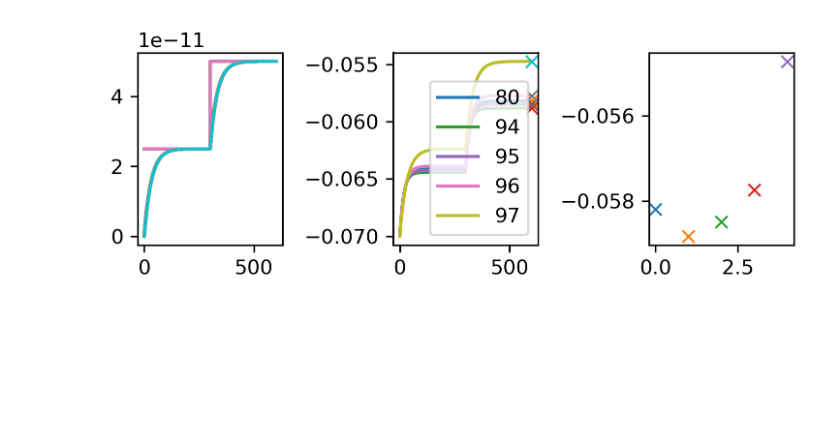
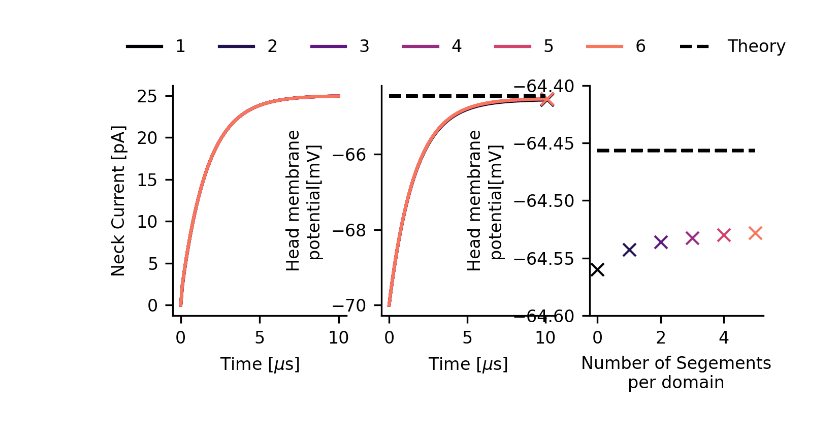
Before and after one commit to feblmu/Eberhardt2024Ion-concentration, a Jupyter notebook: notebooks/stability_analysis.ipynb, the cells around one changed output. Cells and saved outputs as stored; diff of their text form; code cells hidden in the pictures; blank space fills up the shorter version.

```diff
--- a/notebooks/stability_analysis.ipynb
+++ b/notebooks/stability_analysis.ipynb
@@ -46,5 +13,5 @@ time taken 3.302438497543335 seconds for 101 steps.
 # %%
-file_id = 'experiment_90'
+file_id = 'experiment_103'
 (x,
 a,
 t,
@@ -79,5 +46,4 @@ i_c,
 i_total,
 ) = plot.get_results_summary(file_id)
 
-phi80=copy.copy(phi)
-t80=copy.copy(t)
+plt.plot(phi[:,1])
@@ -135,0 +60,7 @@ The spine geometry consists of cylindical segemnts. All segment in the head have
+# %%
+l_eff = 1.3928571428571428e-6 # 1.4e-6#
+sim_id = list(range(94,100))
+for i,n_domain in enumerate(list(range(1,7))):
+    dx = l_eff/(3.*n_domain)
+    xi = np.arange(0.5*dx, l_eff, dx)
+    print('sim_id, n_domain, l:',sim_id[i], n_domain, xi[-1]-xi[0])
@@ -178,18 +187,60 @@ FileNotFoundError: [Errno 2] No such file or directory: './../../simulation_resu
 # %%
+
+colors = ['r', 'g', 'b', 'c', 'k', 'y']
+colors = [cmx.magma(1./7*n) for n in range(6)]
+
 fig = plt.figure(dpi=300, figsize=(5,2))
 ax0 = fig.add_subplot(131)
 ax1 = fig.add_subplot(132)
 ax2 = fig.add_subplot(133)
-for n,phi in enumerate(phi_head):
-    i = experiment_ids[n]
-    ax0.plot(i_total)
+ti_max = 101
+for n, phi in enumerate(phi_head_10mus_xdiscr):
+    t = t_10mus_xdiscr[n]
+    i = runs_10mus_xdiscr
+    n_segments = int((np.shape(phi)[1]-2)/3)
+    print(n_segments)
+    i_total = i_neck_10mus_xdiscr[n]
+    print('IIIIIIIIII',i_total[ti_max,n+1])
 
-    ax1.plot(phi[:,1], label=i)
-    ax1.plot([len(phi[:,1])],phi[-1,1], marker = 'x')
+    g_ij = cum_resistance_10mus_xdiscr[0]
+    cum_R = np.cumsum(1./g_ij, axis=1)
+    v_lim = cum_R[:,-1]*i_total[ti_max,-1]+phi[0,0]
 
-    ax2.plot([n],phi[-1,1], marker = 'x')
 
-ax1.legend()
-plt.tight_layout()
+
+    #print(t)
+    ax0.plot(t[:ti_max]*1.e6,i_total[:ti_max,n+1]*1.e12, color=colors[n])
+    ax0.set_ylabel('Neck Current [pA]', fontsize=8)
+    ax0.set_xlabel('Time [$\mu$s]', fontsize=8)
+    ax0.tick_params(labelsize=8)
+    ax0.spines['top'].set_visible(False)
+    ax0.spines['right'].set_visible(False)
+
+
+    ax1.plot(t[:ti_max]*1.e6,phi[:ti_max,1]*1.e3, label=n_segments, color=colors[n])
+    ax1.plot([t[ti_max]*1.e6],phi[ti_max,1]*1.e3, marker = 'x', color=colors[n])
+    if n == len(phi_head_10mus_xdiscr)-1:
+        ax1.plot(t[:ti_max]*1.e6,v_lim[:ti_max]*1.e3,'k--',zorder=10, label='Theory')
+    else: # no label
+        ax1.plot(t[:ti_max]*1.e6,v_lim[:ti_max]*1.e3,'k--',zorder=10)
+    ax1.set_ylabel('Head membrane\npotential[mV]', fontsize=8)
+    ax1.set_xlabel('Time [$\mu$s]', fontsize=8)
+    ax1.tick_params(labelsize=8)
+    ax1.spines['top'].set_visible(False)
+    ax1.spines['right'].set_visible(False)
+
+
+    ax2.plot([0,len(phi_head_10mus_xdiscr)-1],[v_lim[0]*1.e3,v_lim[0]*1.e3],'k--',zorder=10)
+    ax2.plot([n],phi[ti_max,1]*1.e3, marker = 'x', color=colors[n])
+    ax2.set_ylabel('Head membrane\npotential[mV]', fontsize=8)
+    ax2.set_xlabel('Number of Segements\nper domain', fontsize=8)
+    ax2.tick_params(labelsize=8)
+    ax2.spines['top'].set_visible(False)
+    ax2.spines['right'].set_visible(False)
+    ax2.set_ylim(-64.6, -64.4)
+
+
+ax1.legend(fontsize=8, ncol=7, loc=(-1.5,1.1), frameon=False)
+#plt.tight_layout()
 plt.show()
 # %% [output]
@@ -196 +259 @@ plt.show()
-[figure, old version]
+[figure, new version]
```
Also changed, not shown: parts of 21 cells of this notebook, 4 other files.
